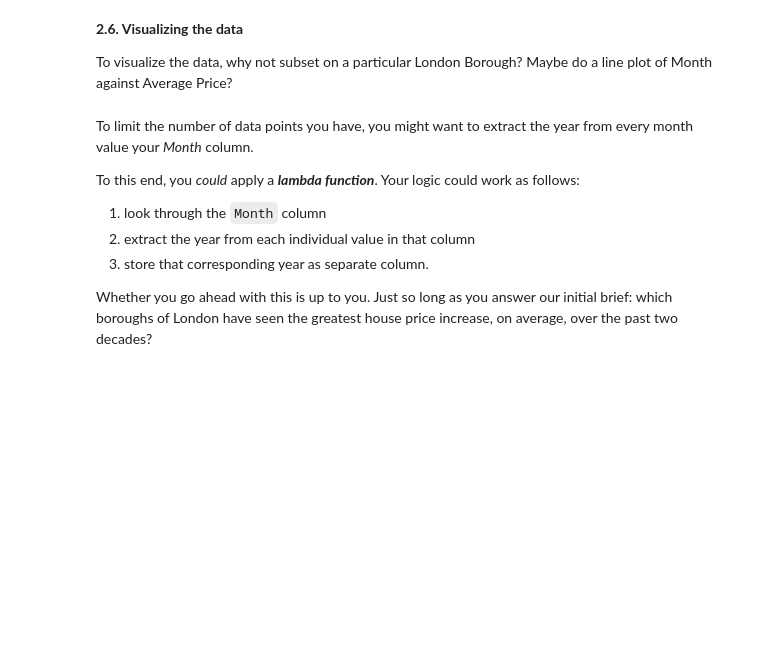
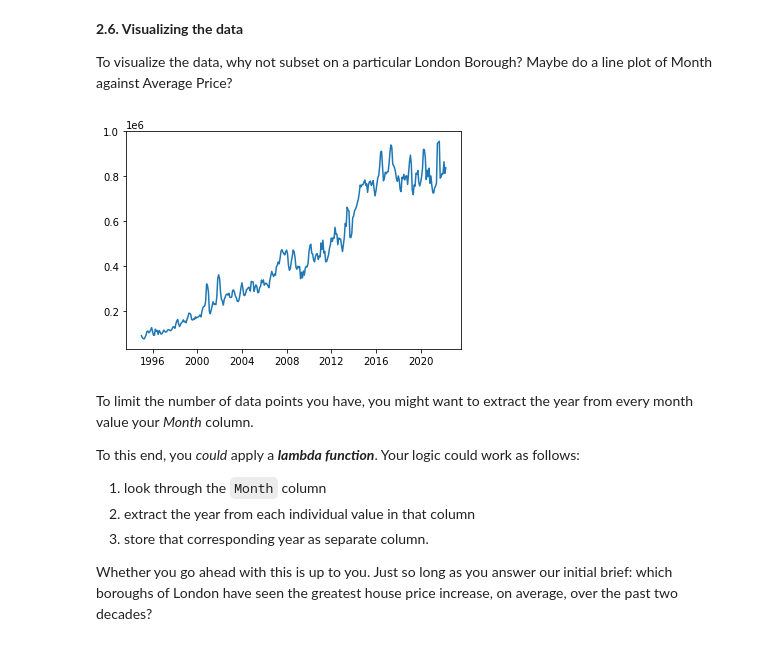
Before and after one commit to Kevin-Kwasnik/master-datasc, a Jupyter notebook: course-materials/12.3-casestudy/Unit 4 Challenge - Tier 3.ipynb, the cells around one changed output. Cells and saved outputs as stored; diff of their text form; code cells hidden in the pictures; blank space fills up the shorter version.

Commit message:
plot of avg price per month

```diff
--- a/course-materials/12.3-casestudy/Unit 4 Challenge - Tier 3.ipynb
+++ b/course-materials/12.3-casestudy/Unit 4 Challenge - Tier 3.ipynb
@@ -195,10 +195,17 @@ ID                False
 Month             False
 Average Price     False
 dtype: bool
+# %%
+london_cit = properties[properties["London Borough"] == "City of London"]
 # %% [markdown]
 **2.6. Visualizing the data**
 
 To visualize the data, why not subset on a particular London Borough? Maybe do a line plot of Month against Average Price?
+# %%
+plt.plot(london_cit["Month"], london_cit["Average Price"])
+plt.show()
+# %% [output]
+[figure, added]
 # %% [markdown]
 To limit the number of data points you have, you might want to extract the year from every month value your *Month* column.
 
```
